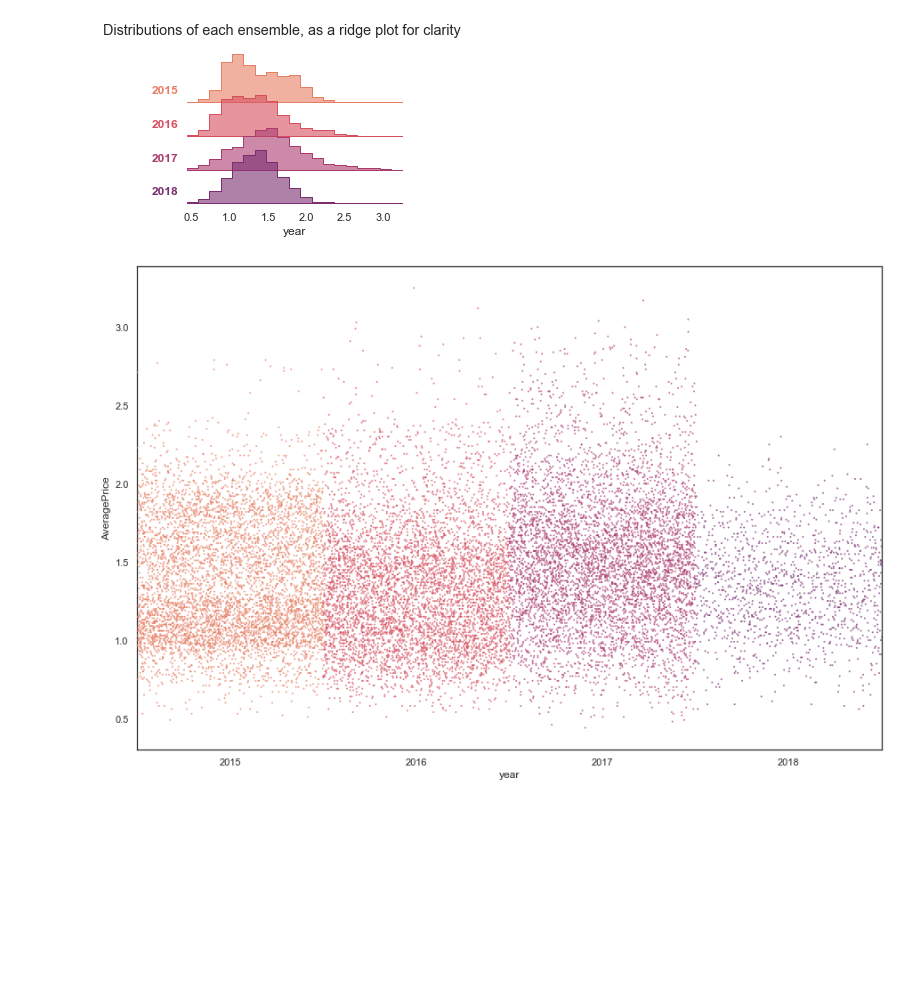
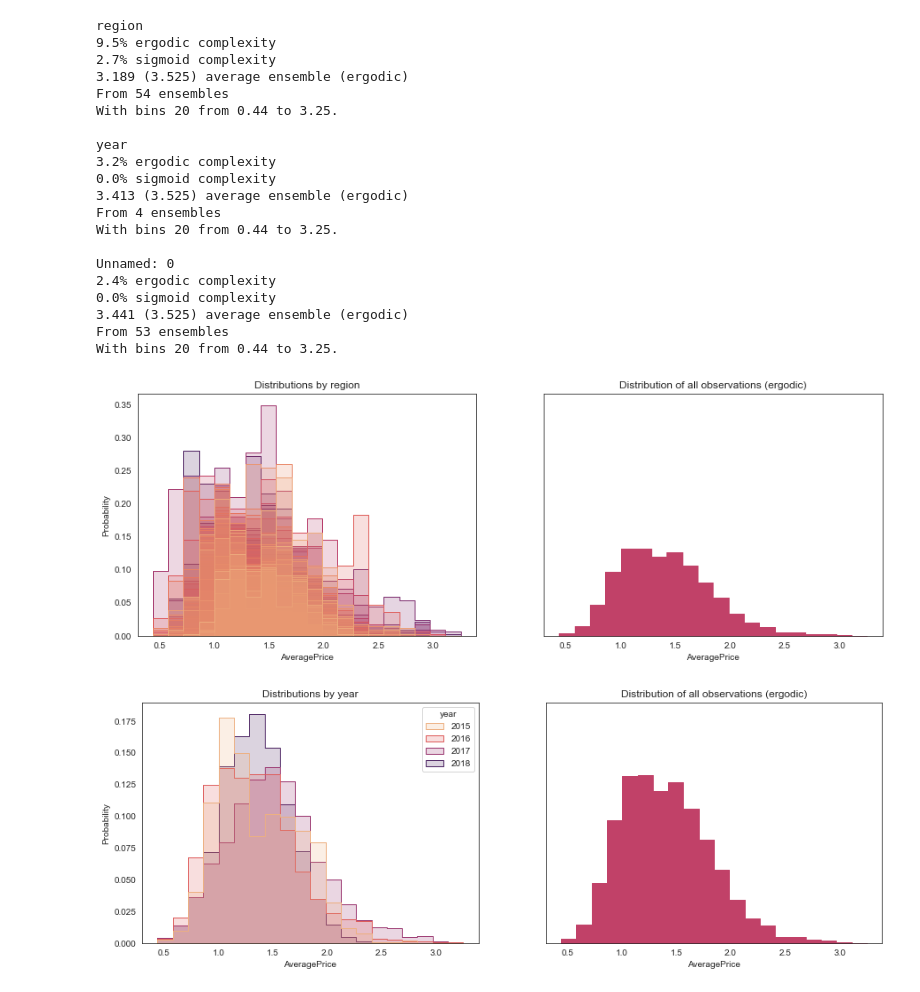
Before and after one commit to timjdavey/incoherence, a Jupyter notebook: notebooks/Analysis Avocado data.ipynb, the cells around one changed output. Drawn from its saved outputs; the diff is of its cells as text; code cells hidden in the pictures; blank space fills up the shorter version.

```diff
--- a/notebooks/Analysis Avocado data.ipynb
+++ b/notebooks/Analysis Avocado data.ipynb
@@ -7,11 +7,30 @@ from helpers.batch import ergodic_collection, complexity_stablise
 df = pd.read_csv("../datasets/avocado.csv")
 # %%
 ees = ergodic_collection(df, 'AveragePrice', ['region', 'year', 'Unnamed: 0'])
-# %%
-ees['year'].ridge()
-# %% [output]
-[figure, removed]
-# %%
-for e in ees:
-# %% [output]
-[figure, removed]
+# %%
+for e in ees.values():
+    e.stats()
+    e.plot()
+# %% [output]
+region
+9.5% ergodic complexity
+2.7% sigmoid complexity
+3.189 (3.525) average ensemble (ergodic)
+From 54 ensembles
+With bins 20 from 0.44 to 3.25.
+
+year
+3.2% ergodic complexity
+0.0% sigmoid complexity
+3.413 (3.525) average ensemble (ergodic)
+From 4 ensembles
+With bins 20 from 0.44 to 3.25.
+
+Unnamed: 0
+2.4% ergodic complexity
+0.0% sigmoid complexity
+3.441 (3.525) average ensemble (ergodic)
+From 53 ensembles
+With bins 20 from 0.44 to 3.25.
+[figure, added]
+[figure, added]
```
Also changed, not shown: parts of 4 cells of this notebook, 17 other files.
